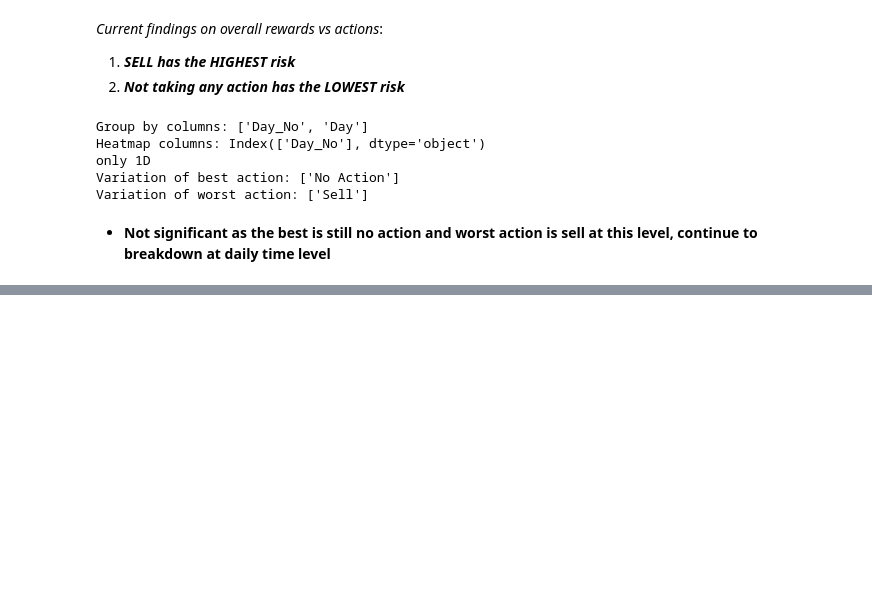
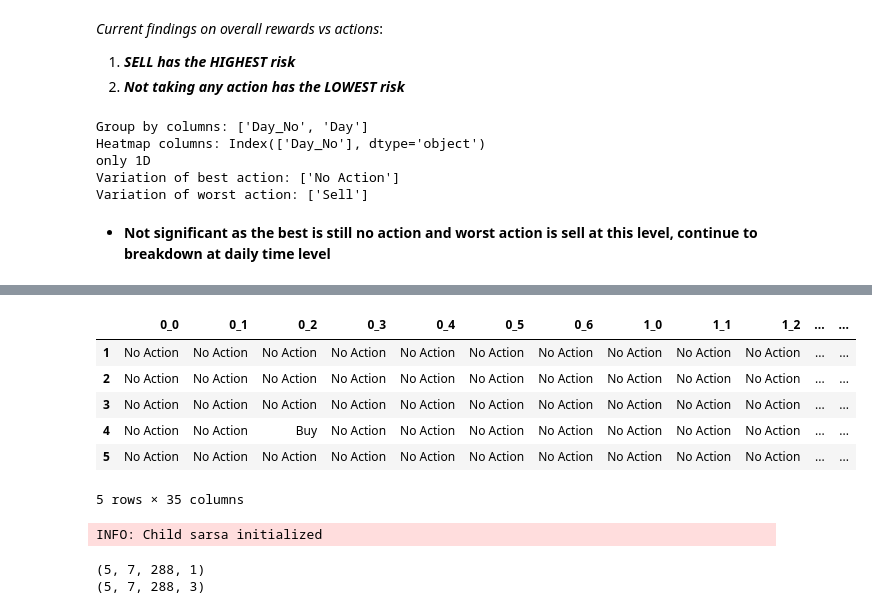
Before and after one commit to lornjhinn-git/reinforcement-learning, a Jupyter notebook: project-2/analysis.ipynb, the cells around one changed output, grey strips where cells are left out. Saved outputs shown, nothing was run; the diff lists cells and outputs as text; code cells hidden in the pictures; blank space fills up the shorter version.

```diff
--- a/project-2/analysis.ipynb
+++ b/project-2/analysis.ipynb
@@ -210,0 +287,18 @@ No artists with labels found to put in legend.  Note that artists whose label st
+# %%
+#############
+# IMPORTANT #
+#############
+# - 4/9/2023: Currently the df_tranposed_best_action_distribution has addtional 1 row due to index reset on time_no
+# For now, for quick analysis temporarily remove the first row first column to proceed
+# But in future this need to be resolve when automated
+
+df_price_table = df_analyse.copy().pivot(index='Time_No', columns='Week_No_Day_No', values='daily_average_trade_total_price').reset_index()
+df_transposed_best_action_distribution = df_best_action_distribution.copy().T.drop(index=0).reset_index().drop('Time_No', axis=1)
+# Extract the first row as column headers
+new_columns = df_transposed_best_action_distribution.iloc[0]
+# Create a new DataFrame excluding the first row
+df_transposed_best_action_distribution= df_transposed_best_action_distribution[1:]
+# Assign the extracted row as column headers
+df_transposed_best_action_distribution.columns = new_columns
+print(df_transposed_best_action_distribution.shape)
+print(df_price_table.shape)
@@ -210,0 +318,16 @@ No artists with labels found to put in legend.  Note that artists whose label st
+# %%
+df_transposed_best_action_distribution.head()
+# %% [output]
+|  | 0_0 | 0_1 | 0_2 | 0_3 | 0_4 | 0_5 | 0_6 | 1_0 | 1_1 | 1_2 | ... | ... |
+| 1 | No Action | No Action | No Action | No Action | No Action | No Action | No Action | No Action | No Action | No Action | ... | ... |
+| 2 | No Action | No Action | No Action | No Action | No Action | No Action | No Action | No Action | No Action | No Action | ... | ... |
+| 3 | No Action | No Action | No Action | No Action | No Action | No Action | No Action | No Action | No Action | No Action | ... | ... |
+| 4 | No Action | No Action | Buy | No Action | No Action | No Action | No Action | No Action | No Action | No Action | ... | ... |
+| 5 | No Action | No Action | No Action | No Action | No Action | No Action | No Action | No Action | No Action | No Action | ... | ... |
+5 rows × 35 columns
+# %%
+from src import sarsa
+
+sarsa = sarsa.SARSA()
+# %% [output]
+INFO: Child sarsa initialized
@@ -210,0 +337,6 @@ No artists with labels found to put in legend.  Note that artists whose label st
+# %%
+print(sarsa.price_table.shape)
+print(sarsa.Q.shape)
+# %% [output]
+(5, 7, 288, 1)
+(5, 7, 288, 3)
```
Also changed, not shown: parts of 26 cells of this notebook, 2 other files.
